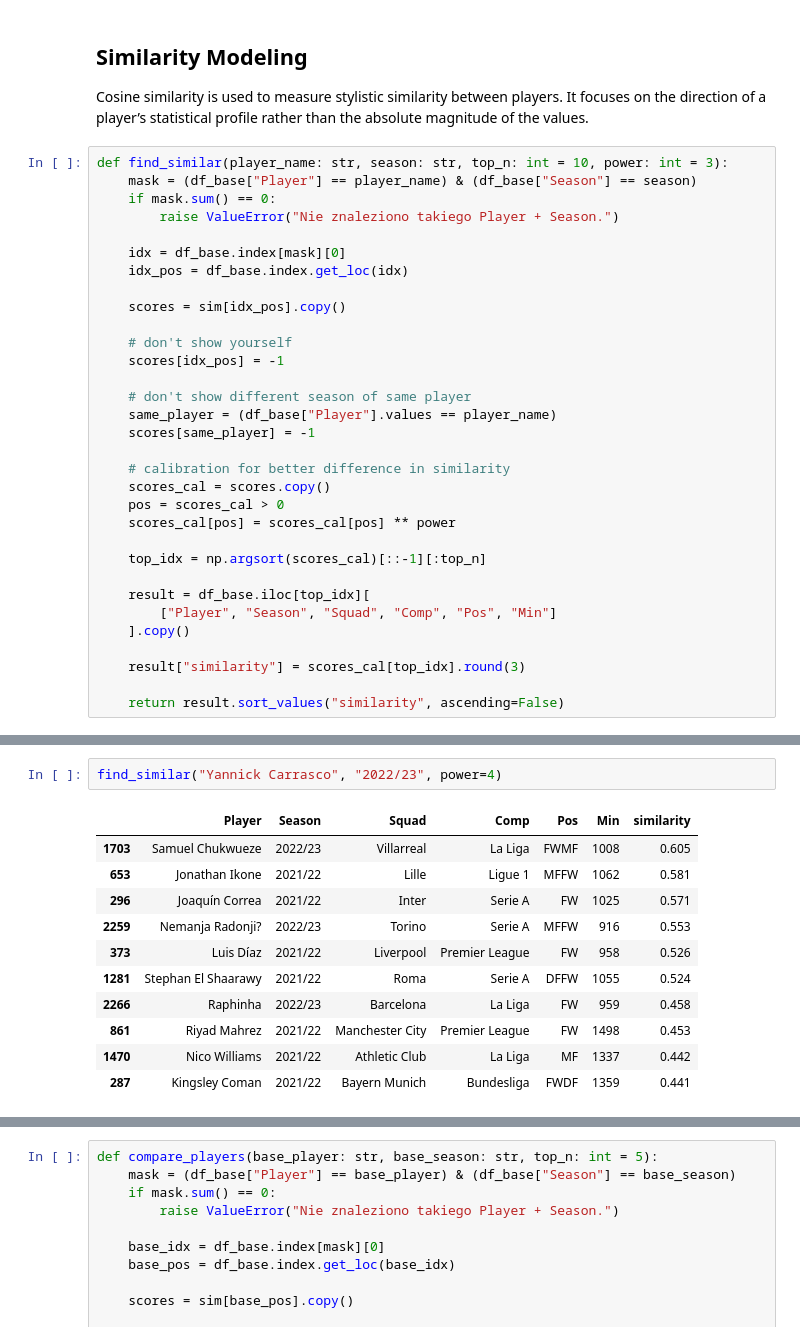
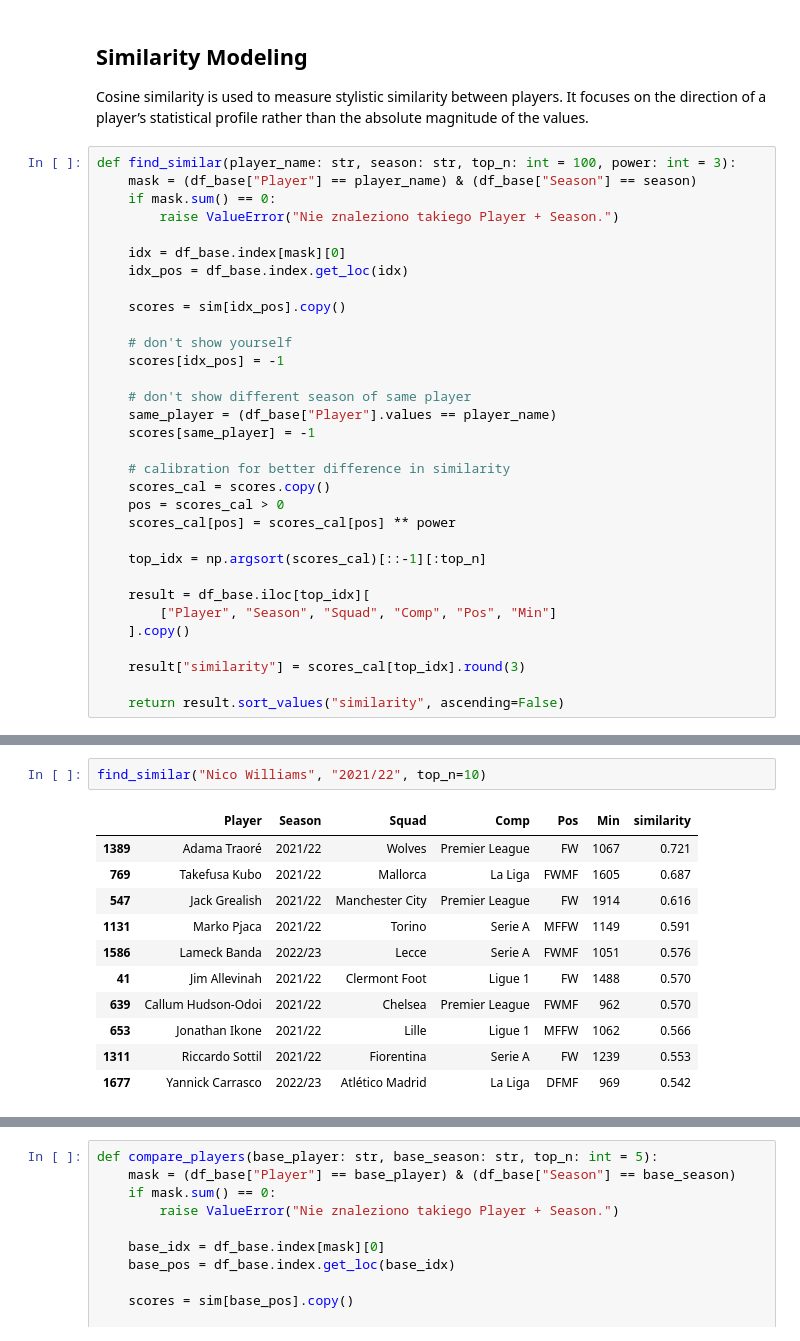
Before and after one commit to Rednas25/Football-21-23-_players_python_analytics, a Jupyter notebook: notebooks/FootballBrothers.ipynb, the cells around one changed output, grey strips where cells are left out. Drawn from its saved outputs; the diff is of its cells as text.

```diff
--- a/notebooks/FootballBrothers.ipynb
+++ b/notebooks/FootballBrothers.ipynb
@@ -189,7 +194,7 @@ sim.shape
 Cosine similarity is used to measure stylistic similarity between players.
 It focuses on the direction of a player’s statistical profile rather than the absolute magnitude of the values.
 # %%
-def find_similar(player_name: str, season: str, top_n: int = 10, power: int = 3):
+def find_similar(player_name: str, season: str, top_n: int = 100, power: int = 3):
     mask = (df_base["Player"] == player_name) & (df_base["Season"] == season)
     if mask.sum() == 0:
         raise ValueError("Nie znaleziono takiego Player + Season.")
@@ -238,15 +243,15 @@ df_base[["Player","Season"]].tail(100)
 100 rows × 2 columns
 # %%
-find_similar("Yannick Carrasco", "2022/23", power=4)
+find_similar("Nico Williams", "2021/22", top_n=10)
 # %% [output]
 |  | Player | Season | Squad | Comp | Pos | Min | similarity |
-| 1703 | Samuel Chukwueze | 2022/23 | Villarreal | La Liga | FWMF | 1008 | 0.605 |
-| 653 | Jonathan Ikone | 2021/22 | Lille | Ligue 1 | MFFW | 1062 | 0.581 |
-| 296 | Joaquín Correa | 2021/22 | Inter | Serie A | FW | 1025 | 0.571 |
-| 2259 | Nemanja Radonji? | 2022/23 | Torino | Serie A | MFFW | 916 | 0.553 |
-| 373 | Luis Díaz | 2021/22 | Liverpool | Premier League | FW | 958 | 0.526 |
-| 1281 | Stephan El Shaarawy | 2021/22 | Roma | Serie A | DFFW | 1055 | 0.524 |
-| 2266 | Raphinha | 2022/23 | Barcelona | La Liga | FW | 959 | 0.458 |
-| 861 | Riyad Mahrez | 2021/22 | Manchester City | Premier League | FW | 1498 | 0.453 |
-| 1470 | Nico Williams | 2021/22 | Athletic Club | La Liga | MF | 1337 | 0.442 |
-| 287 | Kingsley Coman | 2021/22 | Bayern Munich | Bundesliga | FWDF | 1359 | 0.441 |
+| 1389 | Adama Traoré | 2021/22 | Wolves | Premier League | FW | 1067 | 0.721 |
+| 769 | Takefusa Kubo | 2021/22 | Mallorca | La Liga | FWMF | 1605 | 0.687 |
+| 547 | Jack Grealish | 2021/22 | Manchester City | Premier League | FW | 1914 | 0.616 |
+| 1131 | Marko Pjaca | 2021/22 | Torino | Serie A | MFFW | 1149 | 0.591 |
+| 1586 | Lameck Banda | 2022/23 | Lecce | Serie A | FWMF | 1051 | 0.576 |
+| 41 | Jim Allevinah | 2021/22 | Clermont Foot | Ligue 1 | FW | 1488 | 0.570 |
+| 639 | Callum Hudson-Odoi | 2021/22 | Chelsea | Premier League | FWMF | 962 | 0.570 |
+| 653 | Jonathan Ikone | 2021/22 | Lille | Ligue 1 | MFFW | 1062 | 0.566 |
+| 1311 | Riccardo Sottil | 2021/22 | Fiorentina | Serie A | FW | 1239 | 0.553 |
+| 1677 | Yannick Carrasco | 2022/23 | Atlético Madrid | La Liga | DFMF | 969 | 0.542 |
```
Also changed, not shown: parts of 32 cells of this notebook.
